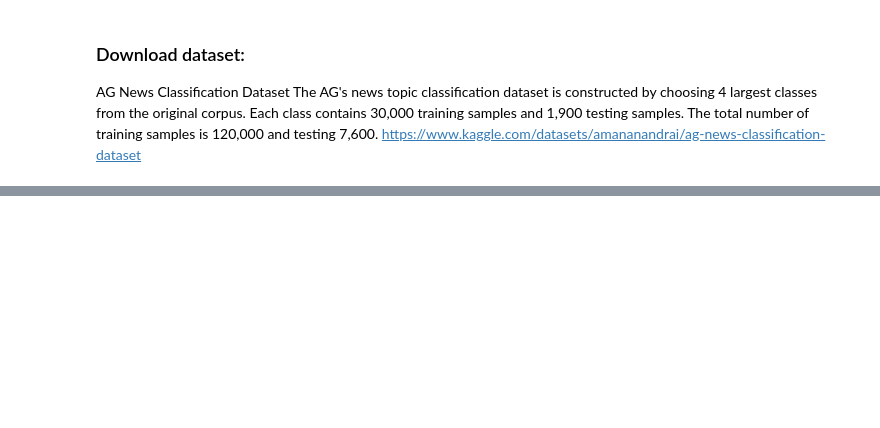
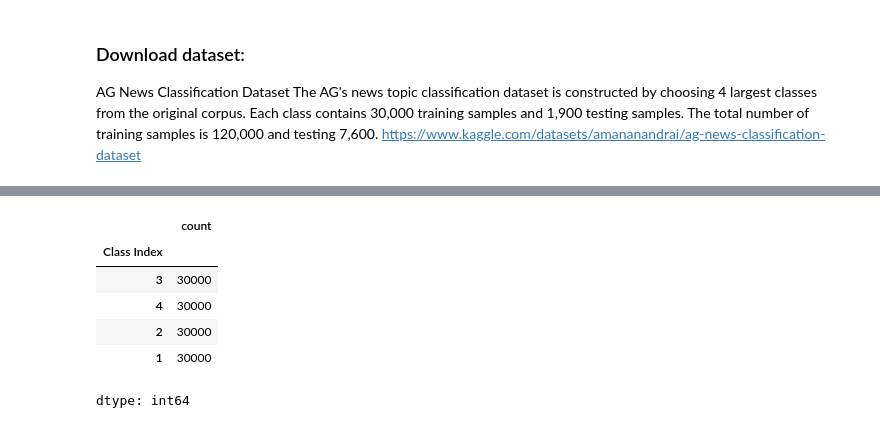
Before and after one commit to ibrahimr/NLP-intro, a Jupyter notebook: NEW_TOPIC_CLASSIFICATION_.ipynb, the cells around one changed output, grey strips where cells are left out. Cells and saved outputs as stored; diff of their text form; code cells hidden in the pictures; blank space fills up the shorter version.

```diff
--- a/NEW_TOPIC_CLASSIFICATION_.ipynb
+++ b/NEW_TOPIC_CLASSIFICATION_.ipynb
@@ -28,0 +44,11 @@ Reading Test set
+# %%
+len(training)
+training['Class Index'].value_counts()
+# %% [output]
+|  | count |
+| Class Index |  |
+| 3 | 30000 |
+| 4 | 30000 |
+| 2 | 30000 |
+| 1 | 30000 |
+dtype: int64
```
Also changed, not shown: parts of 22 cells of this notebook.
